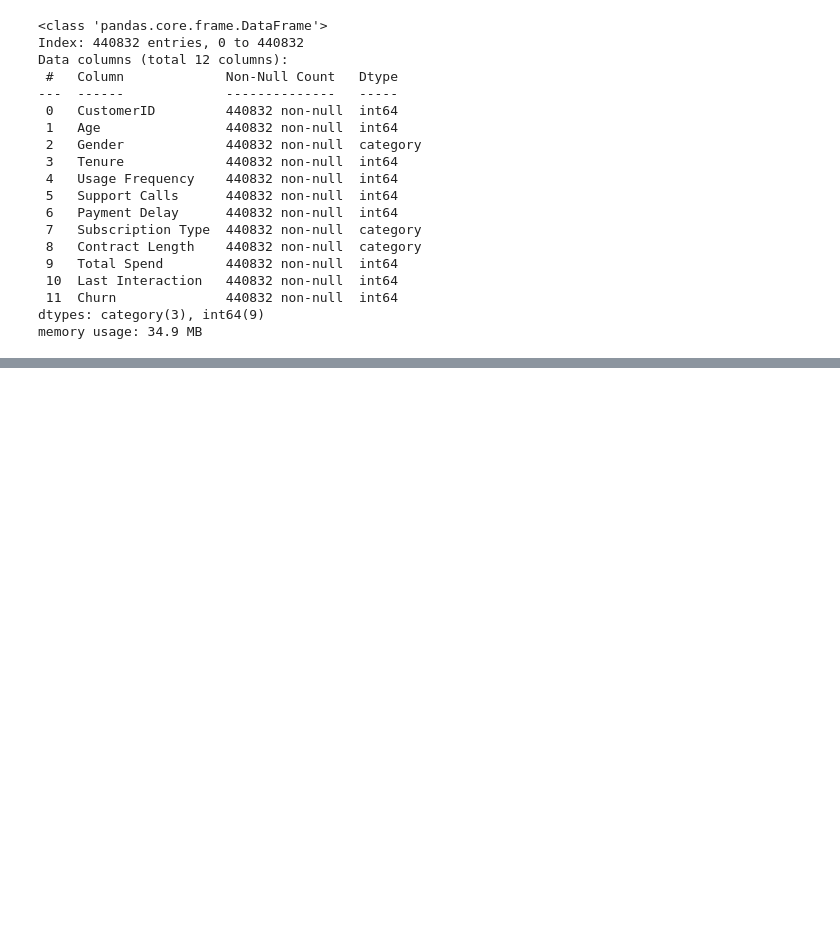
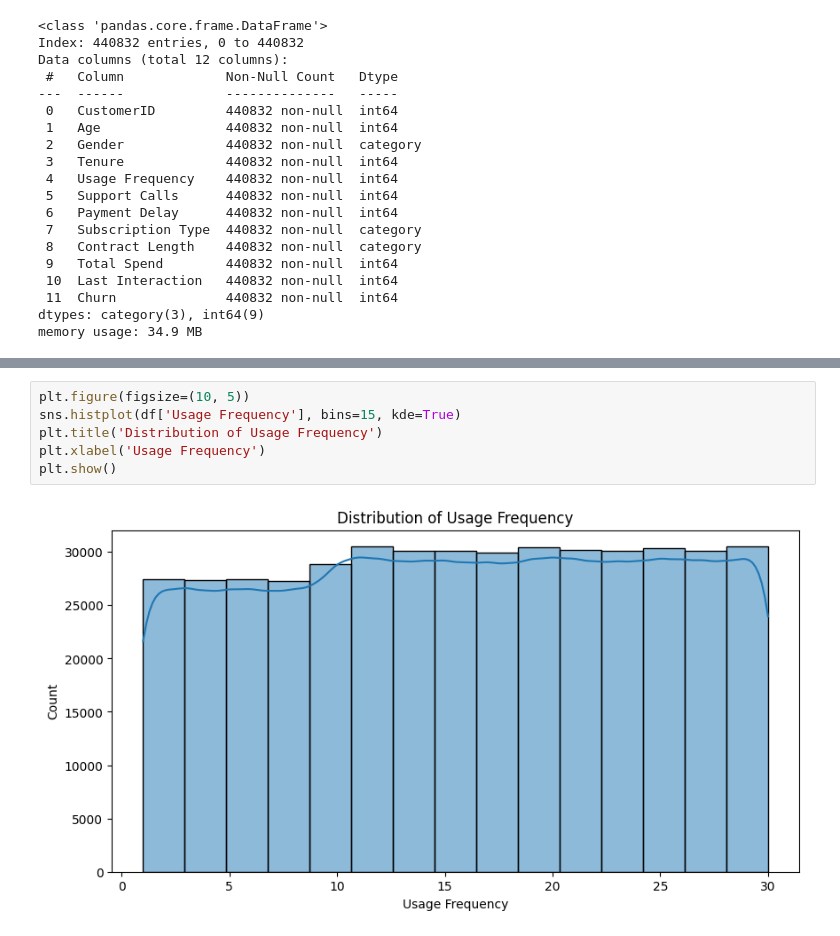
Before and after one commit to SnickleSH/customer-churn-analysis, a Jupyter notebook: notebooks/main.ipynb, the cells around one changed output, grey strips where cells are left out. Drawn from its saved outputs; the diff is of its cells as text; blank space fills up the shorter version.

```diff
--- a/notebooks/main.ipynb
+++ b/notebooks/main.ipynb
@@ -117,0 +121,8 @@ for column in columns:
+# %%
+plt.figure(figsize=(10, 5))
+sns.histplot(df['Usage Frequency'], bins=15, kde=True)
+plt.title('Distribution of Usage Frequency')
+plt.xlabel('Usage Frequency')
+plt.show()
+# %% [output]
+[figure, added]
```
Also changed, not shown: parts of 12 cells of this notebook.
